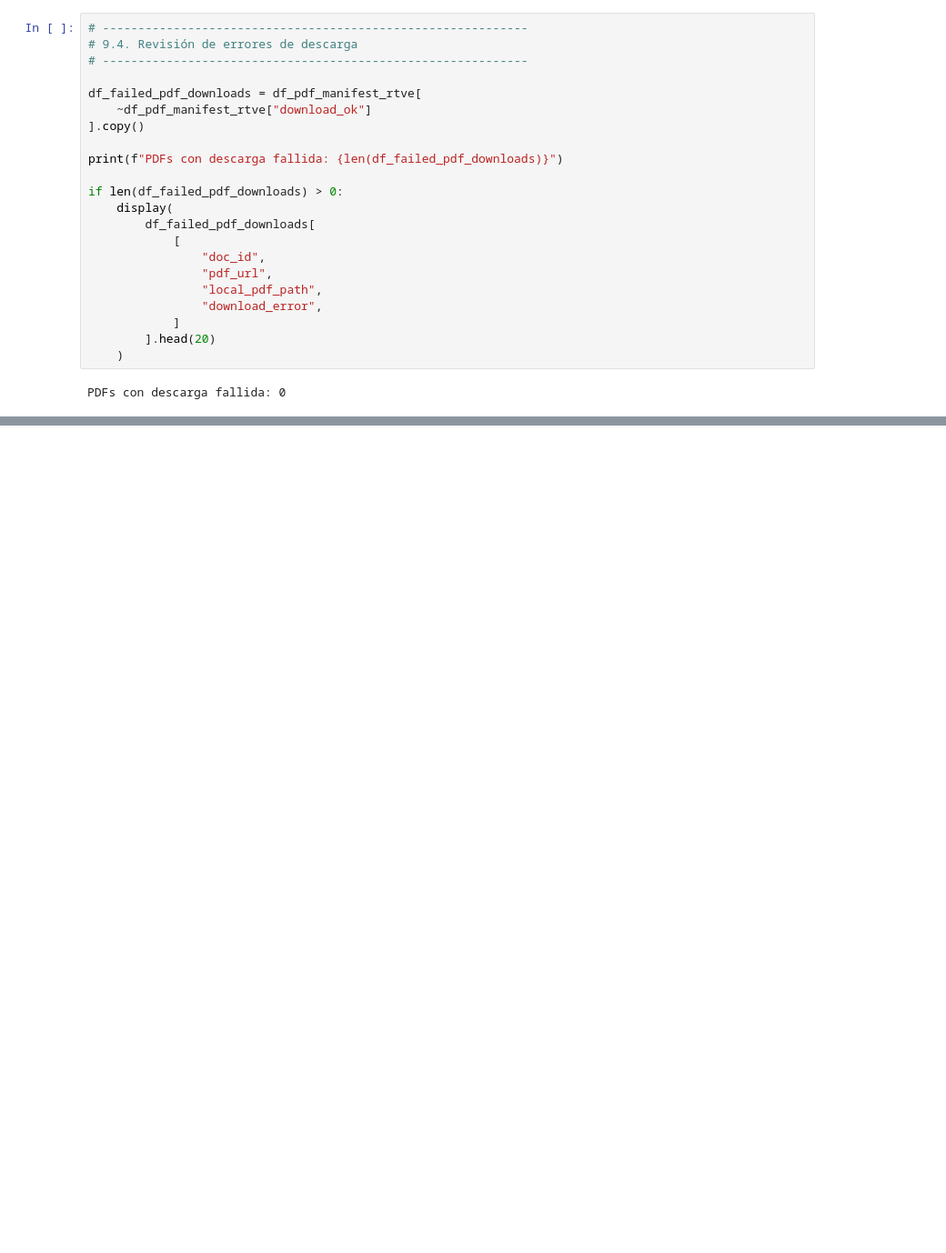
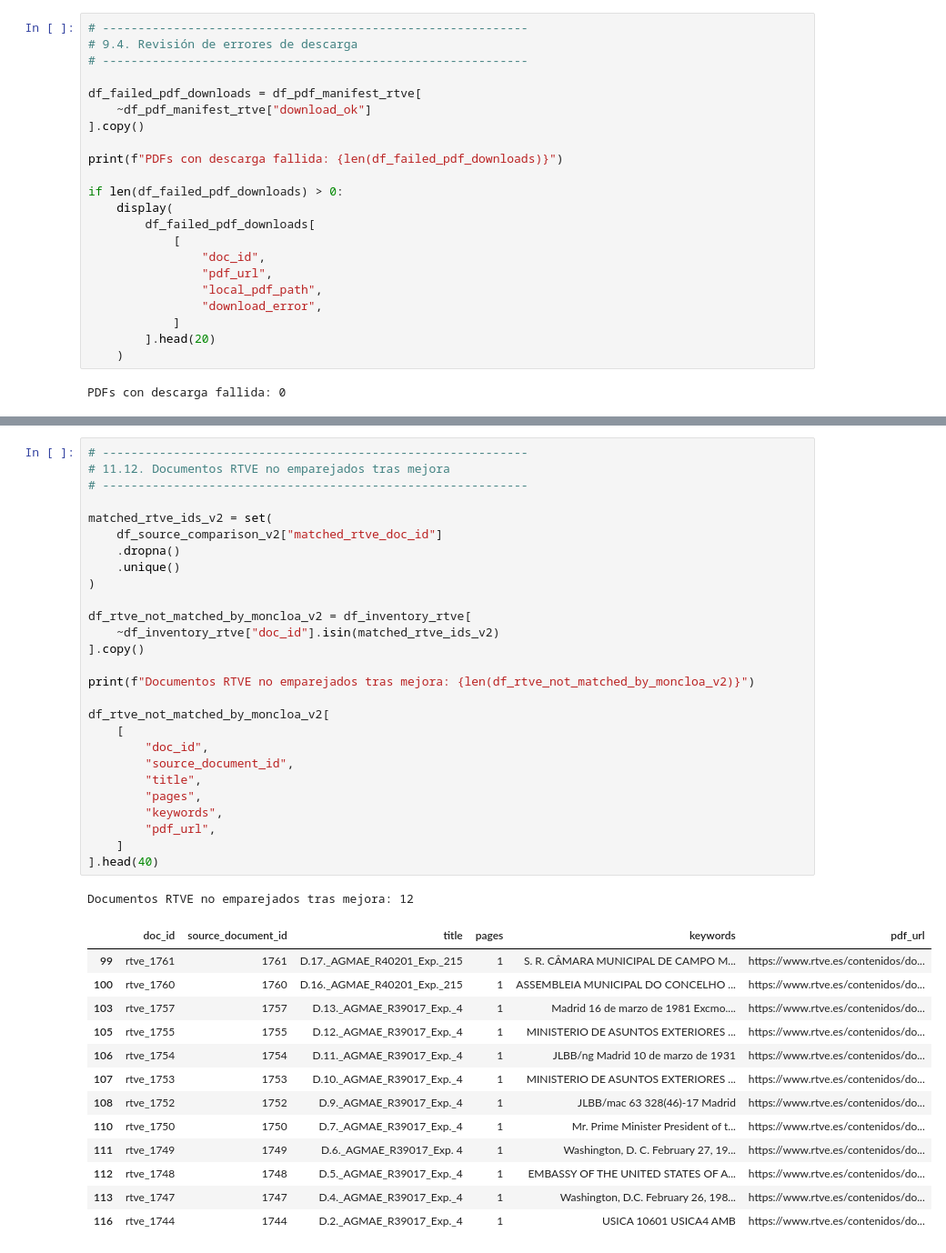
Before and after one commit to dieegordg/Proyecto-Machine-Learning-UNAV---Bayesianos-de-los-Ca-dos, a Jupyter notebook: notebooks/01_data_sources_and_dataset.ipynb, the cells around one changed output, grey strips where cells are left out. Shown at 91% size. Cells and saved outputs as stored; diff of their text form; blank space fills up the shorter version.

```diff
--- a/notebooks/01_data_sources_and_dataset.ipynb
+++ b/notebooks/01_data_sources_and_dataset.ipynb
@@ -3356,0 +4314,42 @@ El siguiente paso será revisar La Moncloa como fuente institucional de contrast
+# %%
+# ------------------------------------------------------------
+# 11.12. Documentos RTVE no emparejados tras mejora
+# ------------------------------------------------------------
+
+matched_rtve_ids_v2 = set(
+    df_source_comparison_v2["matched_rtve_doc_id"]
+    .dropna()
+    .unique()
+)
+
+df_rtve_not_matched_by_moncloa_v2 = df_inventory_rtve[
+    ~df_inventory_rtve["doc_id"].isin(matched_rtve_ids_v2)
+].copy()
+
+print(f"Documentos RTVE no emparejados tras mejora: {len(df_rtve_not_matched_by_moncloa_v2)}")
+
+df_rtve_not_matched_by_moncloa_v2[
+    [
+        "doc_id",
+        "source_document_id",
+        "title",
+        "pages",
+        "keywords",
+        "pdf_url",
+    ]
+].head(40)
+# %% [output]
+Documentos RTVE no emparejados tras mejora: 12
+|  | doc_id | source_document_id | title | pages | keywords | pdf_url |
+| 99 | rtve_1761 | 1761 | D.17._AGMAE_R40201_Exp._215 | 1 | S. R. CÂMARA MUNICIPAL DE CAMPO M... | https://www.rtve.es/contenidos/do... |
+| 100 | rtve_1760 | 1760 | D.16._AGMAE_R40201_Exp._215 | 1 | ASSEMBLEIA MUNICIPAL DO CONCELHO ... | https://www.rtve.es/contenidos/do... |
+| 103 | rtve_1757 | 1757 | D.13._AGMAE_R39017_Exp._4 | 1 | Madrid 16 de marzo de 1981 Excmo.... | https://www.rtve.es/contenidos/do... |
+| 105 | rtve_1755 | 1755 | D.12._AGMAE_R39017_Exp._4 | 1 | MINISTERIO DE ASUNTOS EXTERIORES ... | https://www.rtve.es/contenidos/do... |
+| 106 | rtve_1754 | 1754 | D.11._AGMAE_R39017_Exp._4 | 1 | JLBB/ng Madrid 10 de marzo de 1931 | https://www.rtve.es/contenidos/do... |
+| 107 | rtve_1753 | 1753 | D.10._AGMAE_R39017_Exp._4 | 1 | MINISTERIO DE ASUNTOS EXTERIORES ... | https://www.rtve.es/contenidos/do... |
+| 108 | rtve_1752 | 1752 | D.9._AGMAE_R39017_Exp._4 | 1 | JLBB/mac 63 328(46)-17 Madrid | https://www.rtve.es/contenidos/do... |
+| 110 | rtve_1750 | 1750 | D.7._AGMAE_R39017_Exp._4 | 1 | Mr. Prime Minister President of t... | https://www.rtve.es/contenidos/do... |
+| 111 | rtve_1749 | 1749 | D.6._AGMAE_R39017_Exp. 4 | 1 | Washington, D. C. February 27, 19... | https://www.rtve.es/contenidos/do... |
+| 112 | rtve_1748 | 1748 | D.5._AGMAE_R39017_Exp._4 | 1 | EMBASSY OF THE UNITED STATES OF A... | https://www.rtve.es/contenidos/do... |
+| 113 | rtve_1747 | 1747 | D.4._AGMAE_R39017_Exp._4 | 1 | Washington, D.C. February 26, 198... | https://www.rtve.es/contenidos/do... |
+| 116 | rtve_1744 | 1744 | D.2._AGMAE_R39017_Exp._4 | 1 | USICA 10601 USICA4 AMB | https://www.rtve.es/contenidos/do... |
```
Also changed, not shown: parts of 33 cells of this notebook, 4 other files.
